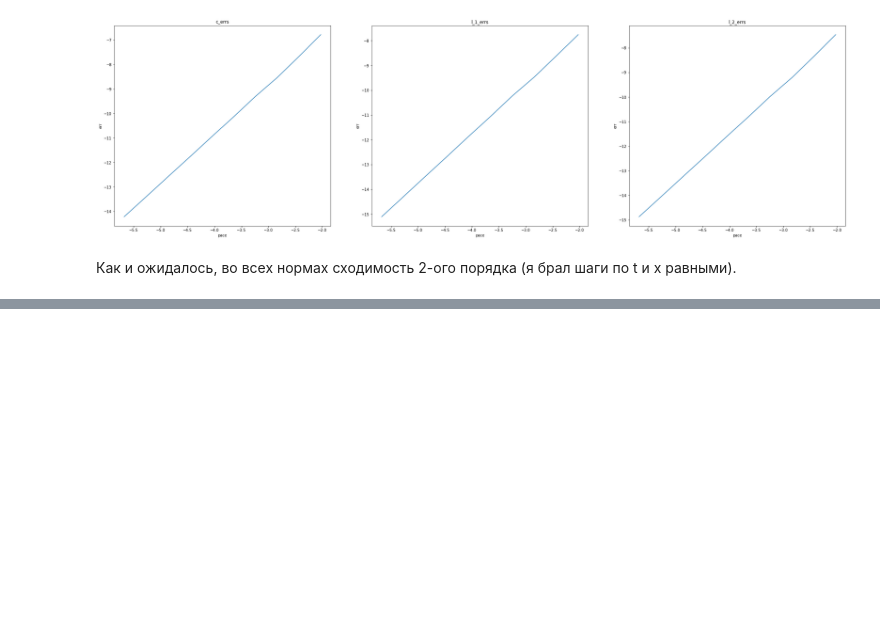
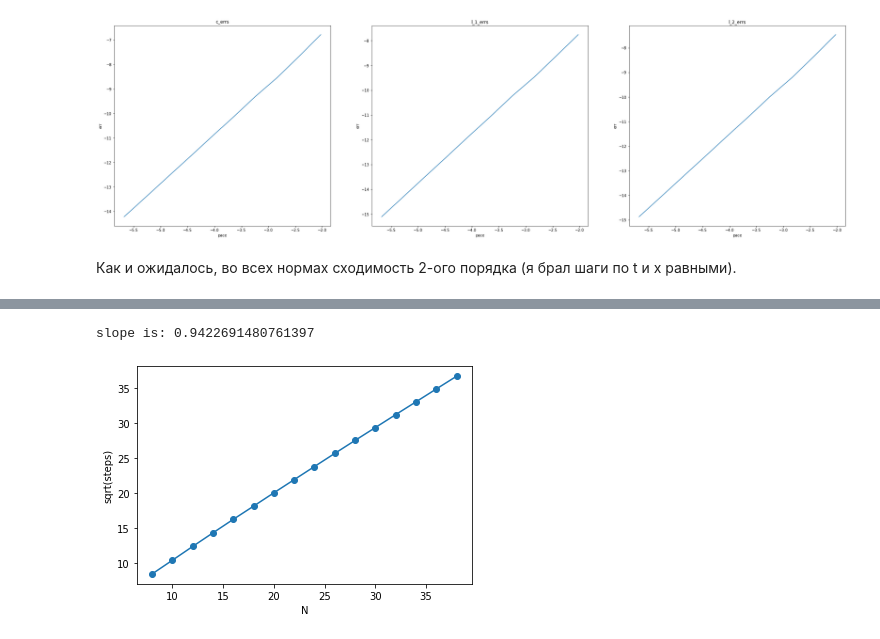
Before and after one commit to Griborii/computation_math, a Jupyter notebook: ДЗ 3/ДЗ 3.ipynb, the cells around one changed output, grey strips where cells are left out. Saved outputs shown, nothing was run; the diff lists cells and outputs as text; code cells hidden in the pictures; blank space fills up the shorter version.

```diff
--- a/ДЗ 3/ДЗ 3.ipynb
+++ b/ДЗ 3/ДЗ 3.ipynb
@@ -313,0 +294,39 @@ r_k norm < 0.0011219742537308306
+# %%
+def calculate_slope_ols(x, y):
+    x = np.array(x)
+    y = np.array(y)
+    x_mean = np.mean(x)
+    y_mean = np.mean(y)
+
+    numerator = np.sum((x - x_mean) * (y - y_mean))
+    denominator = np.sum((x - x_mean)**2)
+    slope = numerator / denominator
+
+    return slope
+
+n_vals = [2*i for i in range(4, 20)]
+steps = []
+
+
+A = matrix(n_x, n_y, dx, dy)
+f = f_for_system(func, n_x, n_y)
+
+for n_x in n_vals:
+
+    n_y = n_x
+    dx = T_x / n_x
+    dy = T_y / n_y
+    A = matrix(n_x, n_y, dx, dy)
+    f = f_for_system(func, n_x, n_y)
+    u, count = Zeydel(A, f, eps)
+    steps.append(count)
+
+sqrt_steps = [steps[i]**0.5 for i in range(len(steps))]
+print(f"slope is: {calculate_slope_ols(n_vals, sqrt_steps)}")
+plt.plot(n_vals, sqrt_steps, marker='o')
+plt.xlabel('N')
+plt.ylabel('sqrt(steps)')
+plt.show()
+# %% [output]
+slope is: 0.9422691480761397
+[figure, added]
```
Also changed, not shown: parts of 3 cells of this notebook, 2 other files.
